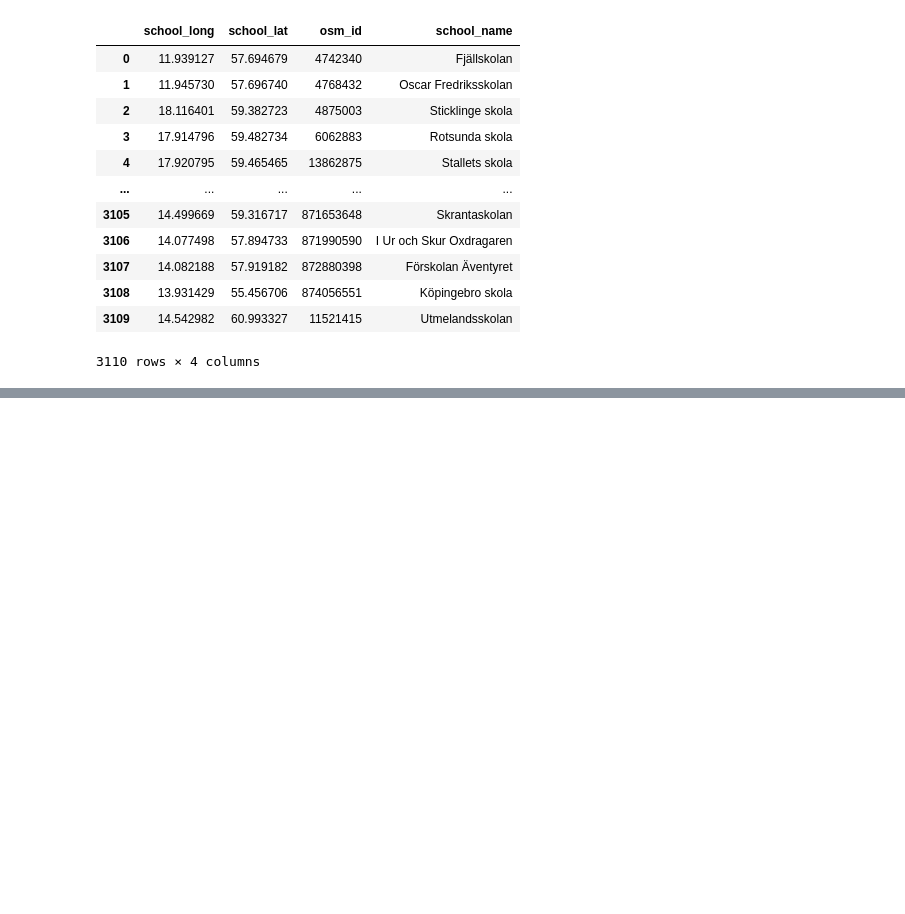
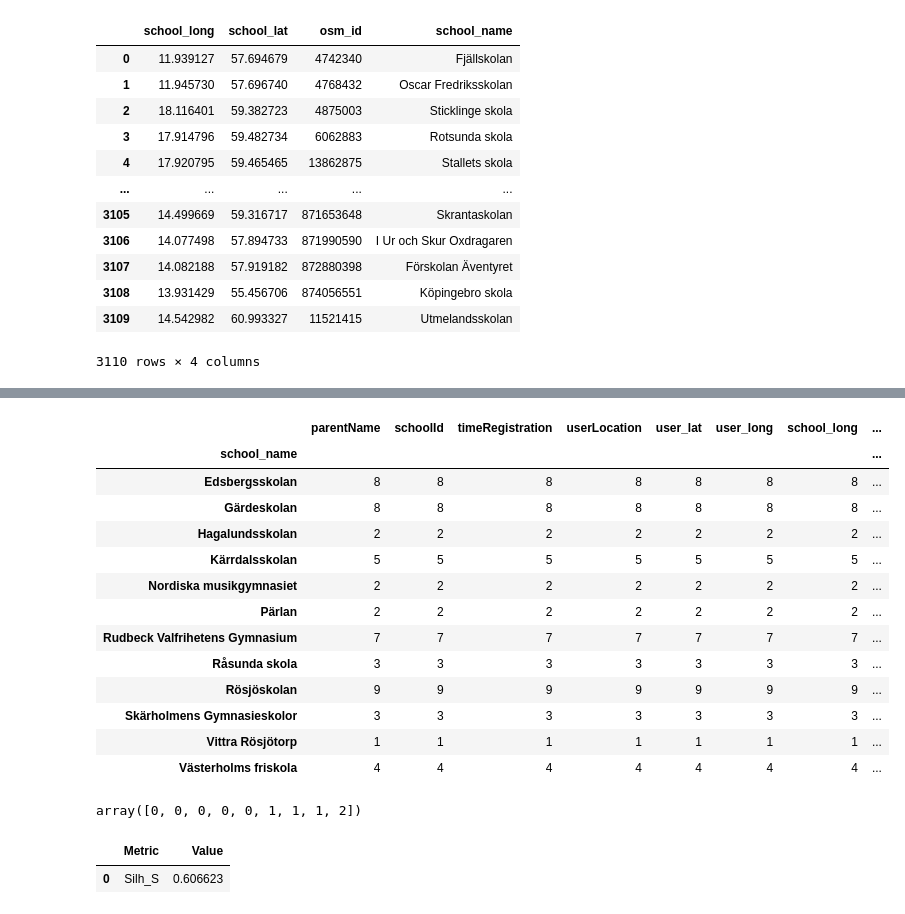
Before and after one commit to ancara-art/saferwalks-map, a Jupyter notebook: Map prototype.ipynb, the cells around one changed output, grey strips where cells are left out. Saved outputs shown, nothing was run; the diff lists cells and outputs as text; code cells hidden in the pictures; blank space fills up the shorter version.

Commit message:
Kmeans algorithm

```diff
--- a/Map prototype.ipynb
+++ b/Map prototype.ipynb
@@ -88,0 +93,17 @@ fig.show()
+# %%
+df.groupby("school_name").count()
+# %% [output]
+|  | parentName | schoolId | timeRegistration | userLocation | user_lat | user_long | school_long | ... |
+| school_name |  |  |  |  |  |  |  | ... |
+| Edsbergsskolan | 8 | 8 | 8 | 8 | 8 | 8 | 8 | ... |
+| Gärdeskolan | 8 | 8 | 8 | 8 | 8 | 8 | 8 | ... |
+| Hagalundsskolan | 2 | 2 | 2 | 2 | 2 | 2 | 2 | ... |
+| Kärrdalsskolan | 5 | 5 | 5 | 5 | 5 | 5 | 5 | ... |
+| Nordiska musikgymnasiet | 2 | 2 | 2 | 2 | 2 | 2 | 2 | ... |
+| Pärlan | 2 | 2 | 2 | 2 | 2 | 2 | 2 | ... |
+| Rudbeck Valfrihetens Gymnasium | 7 | 7 | 7 | 7 | 7 | 7 | 7 | ... |
+| Råsunda skola | 3 | 3 | 3 | 3 | 3 | 3 | 3 | ... |
+| Rösjöskolan | 9 | 9 | 9 | 9 | 9 | 9 | 9 | ... |
+| Skärholmens Gymnasieskolor | 3 | 3 | 3 | 3 | 3 | 3 | 3 | ... |
+| Vittra Rösjötorp | 1 | 1 | 1 | 1 | 1 | 1 | 1 | ... |
+| Västerholms friskola | 4 | 4 | 4 | 4 | 4 | 4 | 4 | ... |
@@ -88,0 +132,4 @@ fig.show()
+# %%
+y_kmeans
+# %% [output]
+array([0, 0, 0, 0, 0, 1, 1, 1, 2])
@@ -88,0 +151,5 @@ fig.show()
+# %%
+evaluation_metrics(X, kmeans.labels_, "euclidean" )
+# %% [output]
+|  | Metric | Value |
+| 0 | Silh_S | 0.606623 |
```
Also changed, not shown: parts of 9 cells of this notebook.
